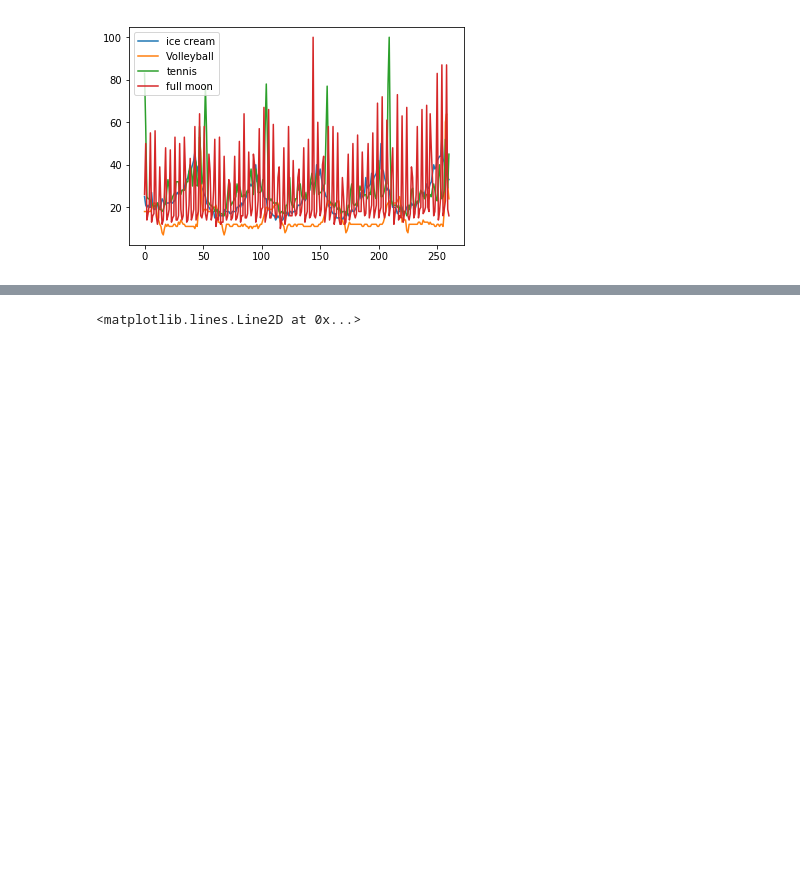
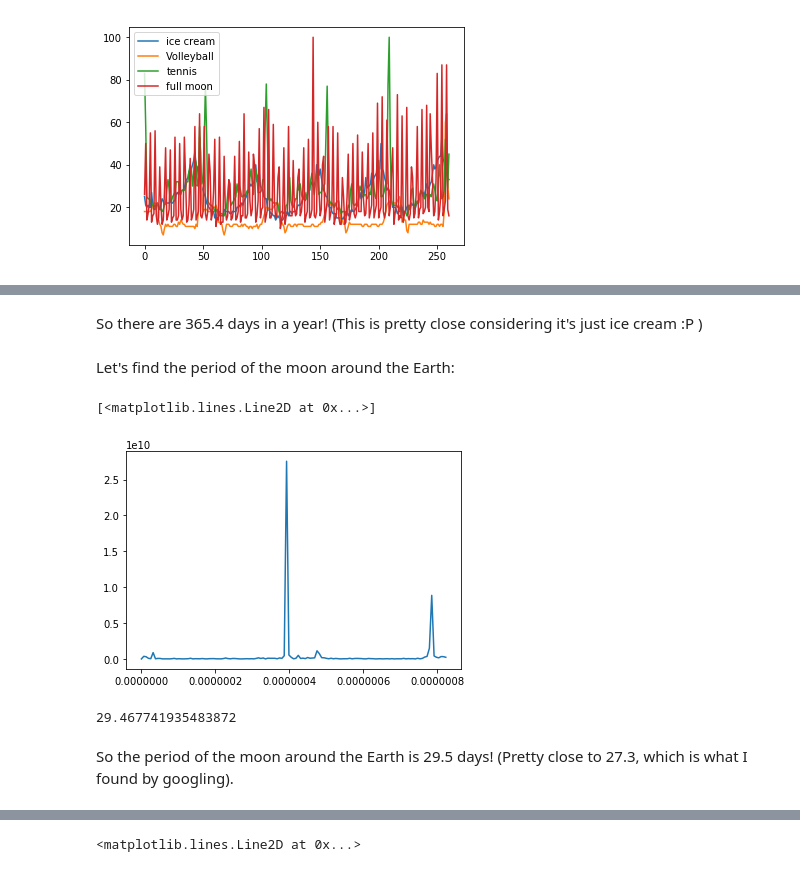
Before and after one commit to micbru/a250-hw, a Jupyter notebook: hw_1/hw_1_assignment.ipynb, the cells around one changed output, grey strips where cells are left out. Saved outputs shown, nothing was run; the diff lists cells and outputs as text; code cells hidden in the pictures; blank space fills up the shorter version.

```diff
--- a/hw_1/hw_1_assignment.ipynb
+++ b/hw_1/hw_1_assignment.ipynb
@@ -467,3 +473,25 @@ plt.semilogy(f, Pxx_den)
+# %% [markdown]
+So there are 365.4 days in a year! (This is pretty close considering it's just ice cream :P )
+# %% [markdown]
+Let's find the period of the moon around the Earth:
+# %%
+# freq is one week in days
+freq = 1/(7*24*60*60) # Hz
+# Find the mean so we can subtract it
+full_moon_mean = freq_data['full moon'].mean()
+#print(freq_data['full moon'].values-full_moon_mean)
+f, Power = signal.periodogram(freq_data['full moon'].values-full_moon_mean,fs=freq)
+plt.plot(f, Power)
+# %% [output]
+[<matplotlib.lines.Line2D at 0x...>]
+[figure, added]
+# %%
+# Now find the period of this in days:
+1/(f[Power.argmax()]*60*60*24)
+# %% [output]
+29.467741935483872
+# %% [markdown]
+So the period of the moon around the Earth is 29.5 days! (Pretty close to 27.3, which is what I found by googling).
 # %% [markdown]
 # #4: Reproducing some insights about the Election
 
```
Also changed, not shown: parts of 5 cells of this notebook.
